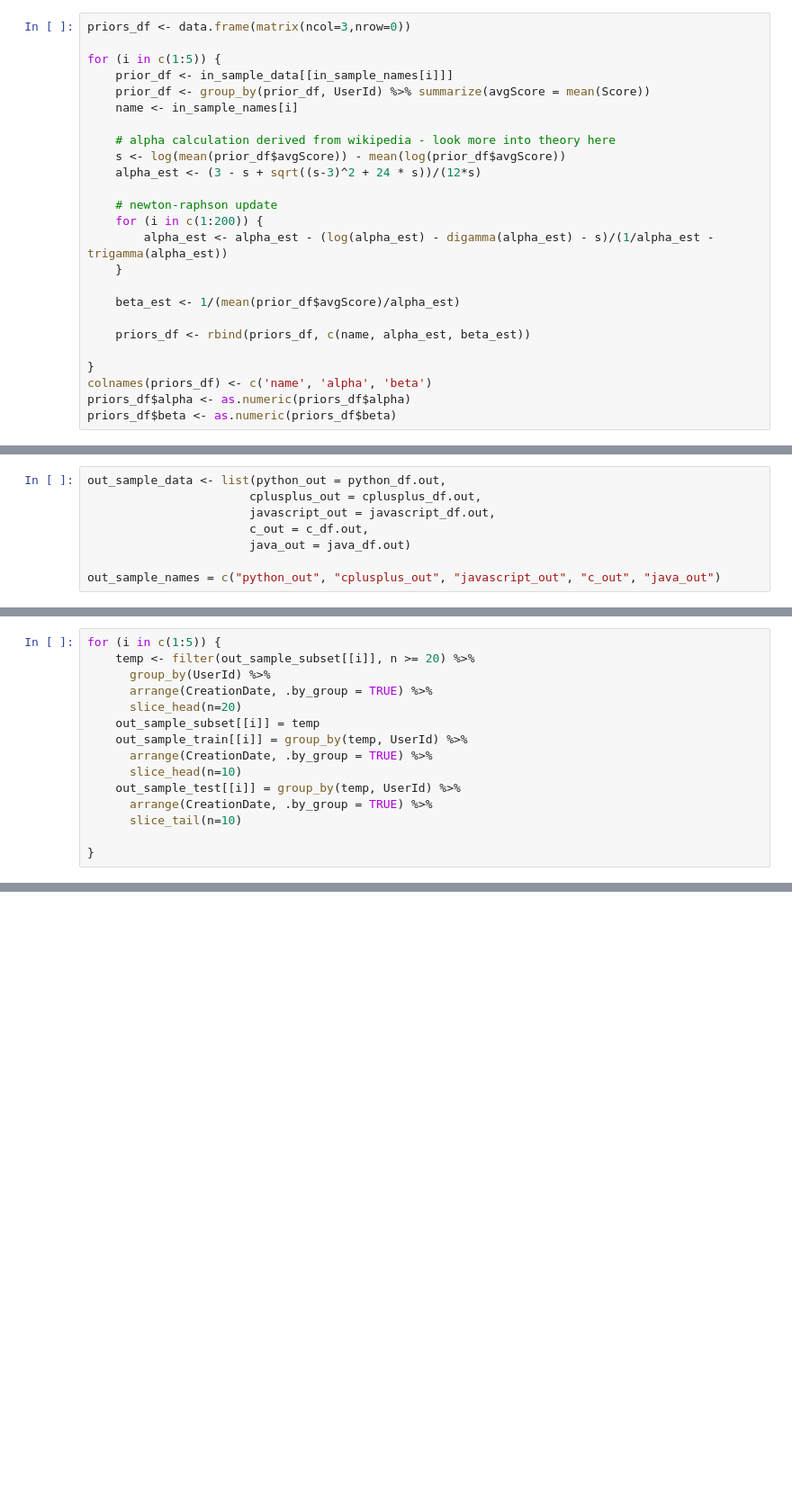
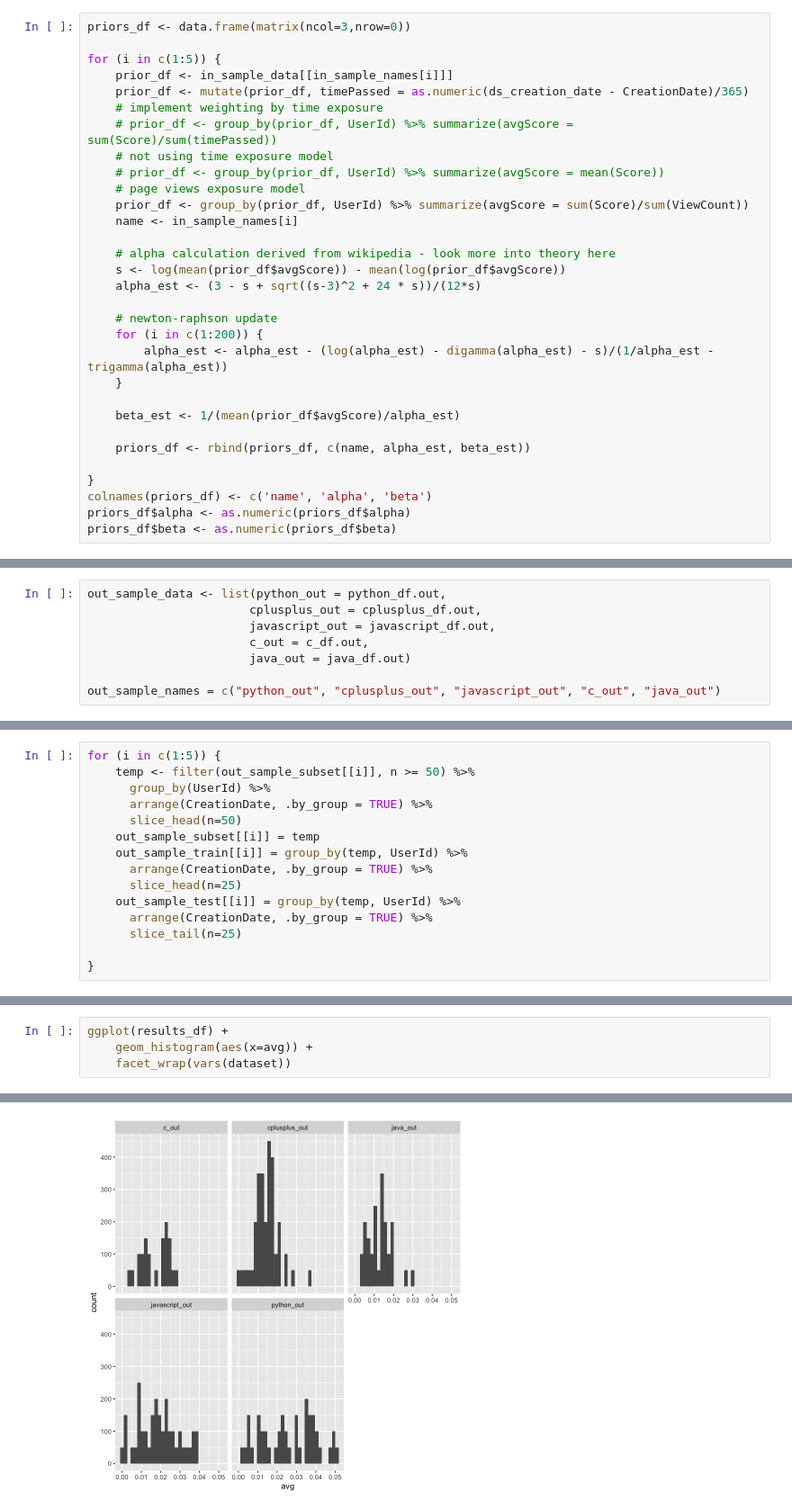
Before and after one commit to LEFTA98/empirical_bayes, a Jupyter notebook: sede_prelim_experiments.ipynb, the cells around one changed output, grey strips where cells are left out. Shown at 90% size. Saved outputs shown, nothing was run; the diff lists cells and outputs as text; blank space fills up the shorter version.

Commit message:
april 25 update - exposure parameter implemented for SEDE

```diff
--- a/sede_prelim_experiments.ipynb
+++ b/sede_prelim_experiments.ipynb
@@ -155,7 +175,13 @@ priors_df <- data.frame(matrix(ncol=3,nrow=0))
 
 for (i in c(1:5)) {
     prior_df <- in_sample_data[[in_sample_names[i]]]
-    prior_df <- group_by(prior_df, UserId) %>% summarize(avgScore = mean(Score))
+    prior_df <- mutate(prior_df, timePassed = as.numeric(ds_creation_date - CreationDate)/365)
+    # implement weighting by time exposure
+    # prior_df <- group_by(prior_df, UserId) %>% summarize(avgScore = sum(Score)/sum(timePassed))
+    # not using time exposure model
+    # prior_df <- group_by(prior_df, UserId) %>% summarize(avgScore = mean(Score))
+    # page views exposure model
+    prior_df <- group_by(prior_df, UserId) %>% summarize(avgScore = sum(Score)/sum(ViewCount))
     name <- in_sample_names[i]
 
     # alpha calculation derived from wikipedia - look more into theory here
@@ -206,17 +234,17 @@ out_sample_train <- list(python_out = 0, cplusplus_out = 0, javascript_out = 0,
 out_sample_test <- list(python_out = 0, cplusplus_out = 0, javascript_out = 0, c_out = 0, java_out = 0)
 # %%
 for (i in c(1:5)) {
-    temp <- filter(out_sample_subset[[i]], n >= 20) %>%
+    temp <- filter(out_sample_subset[[i]], n >= 50) %>%
       group_by(UserId) %>%
       arrange(CreationDate, .by_group = TRUE) %>%
-      slice_head(n=20)
+      slice_head(n=50)
     out_sample_subset[[i]] = temp
     out_sample_train[[i]] = group_by(temp, UserId) %>%
       arrange(CreationDate, .by_group = TRUE) %>%
-      slice_head(n=10)
+      slice_head(n=25)
     out_sample_test[[i]] = group_by(temp, UserId) %>%
       arrange(CreationDate, .by_group = TRUE) %>%
-      slice_tail(n=10)
+      slice_tail(n=25)
 
 }
 # %%
@@ -278,0 +355,5 @@ graphed_df = group_by(results_df, dataset, method, quart) %>% summarize(avg = me
+# %%
+ggplot(results_df) +
+    geom_histogram(aes(x=avg)) +
+    facet_wrap(vars(dataset))
+# %% [output]
@@ -279 +361,2 @@ graphed_df = group_by(results_df, dataset, method, quart) %>% summarize(avg = me
+[figure, added]
 # %%
```
Also changed, not shown: parts of 21 cells of this notebook, 1 other file.
